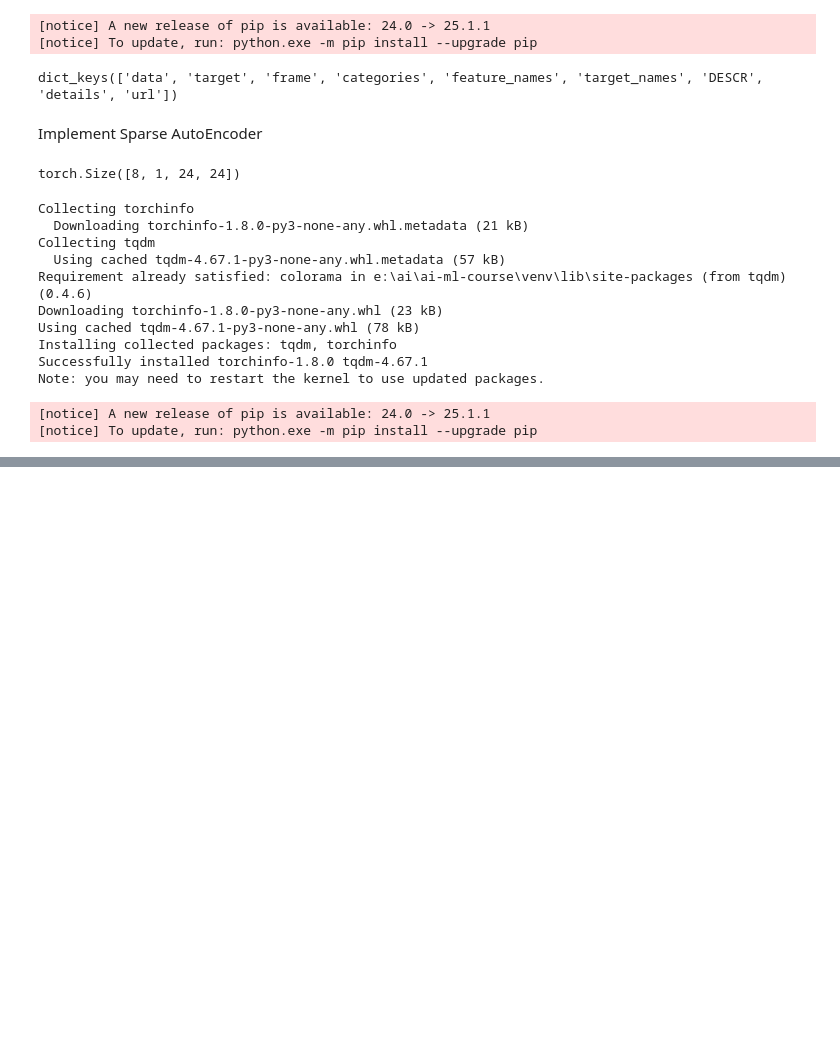
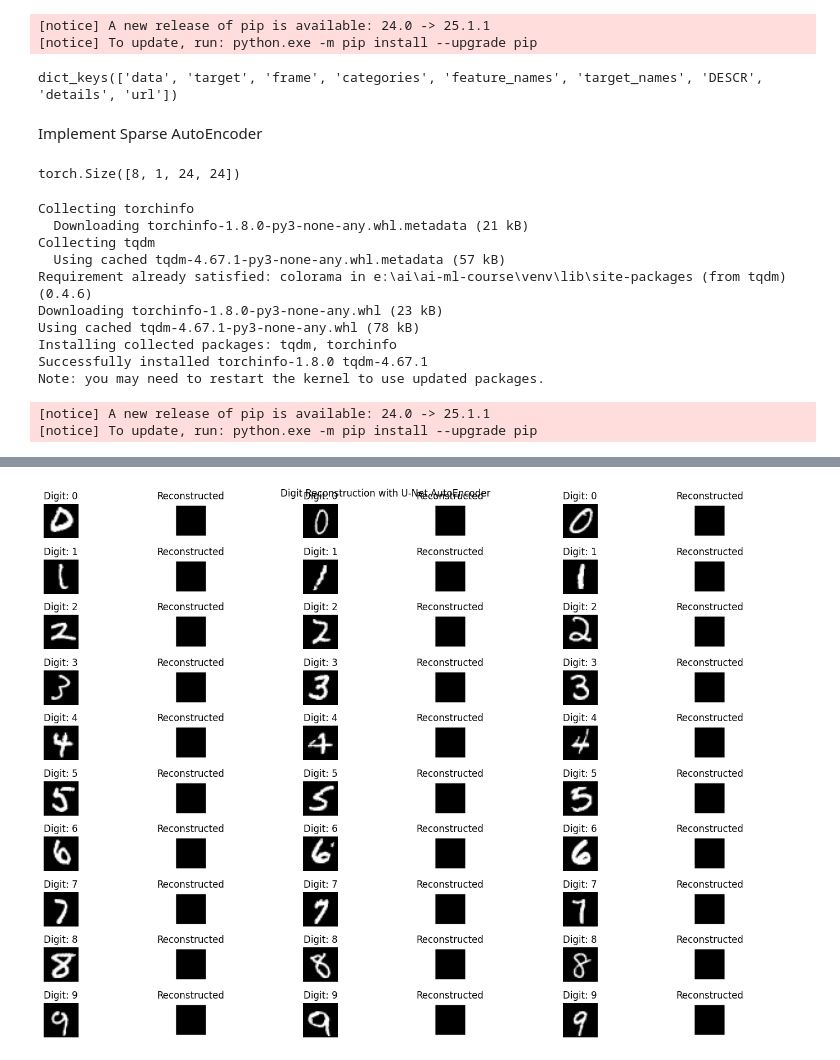
Before and after one commit to mrashutoshnigam/ai-ml-course, a Jupyter notebook: DeepLearning_GeeksForGeeks/Programming_Assignment/report.ipynb, the cells around one changed output, grey strips where cells are left out. Cells and saved outputs as stored; diff of their text form; code cells hidden in the pictures; blank space fills up the shorter version.

```diff
--- a/DeepLearning_GeeksForGeeks/Programming_Assignment/report.ipynb
+++ b/DeepLearning_GeeksForGeeks/Programming_Assignment/report.ipynb
@@ -403,0 +414,89 @@ NameError: name 'test_loss' is not defined
+# %%
+# Implement a comprehensive validation of the U-Net AutoEncoder model
+
+# Set evaluation mode
+unet_model.eval()
+
+# Select a subset of test data for visualization, grouped by digit class
+digit_samples = {}
+num_samples_per_digit = 5
+
+# Group test samples by digit class
+for i, label in enumerate(y_test):
+    if label not in digit_samples:
+        digit_samples[label] = []
+    if len(digit_samples[label]) < num_samples_per_digit:
+        digit_samples[label].append(i)
+
+# Create a batch of selected samples
+selected_indices = [idx for indices in digit_samples.values() for idx in indices]
+selected_samples = X_test_img[selected_indices]
+selected_labels = y_test[selected_indices]
+
+# Generate reconstructions with the U-Net AutoEncoder
+with torch.no_grad():
+    selected_reconstructions = unet_model(selected_samples)
+
+# Visualize reconstructions for each digit class
+plt.figure(figsize=(15, 10))
+for digit in range(10):  # 0-9 digits
+    # Get indices of the current digit in our selected samples
+    digit_indices = [i for i, label in enumerate(selected_labels) if label == digit]
+    if not digit_indices:
+        continue
+
+    for j, idx in enumerate(digit_indices[:3]):  # Show up to 3 examples per digit
+        # Plot original
+        plt.subplot(10, 6, digit*6 + j*2 + 1)
+        plt.imshow(selected_samples[idx].squeeze().cpu().numpy(), cmap='gray')
+        plt.title(f"Digit: {digit}")
+        plt.axis('off')
+
+        # Plot reconstruction
+        plt.subplot(10, 6, digit*6 + j*2 + 2)
+        plt.imshow(selected_reconstructions[idx].squeeze().cpu().numpy(), cmap='gray')
+        plt.title("Reconstructed")
+        plt.axis('off')
+
+plt.tight_layout()
+plt.suptitle("Digit Reconstruction with U-Net AutoEncoder", y=0.99)
+plt.show()
+
+# Calculate reconstruction error metrics by digit class
+digit_mse = {}
+all_mses = []
+
+with torch.no_grad():
+    # Get all reconstructions
+    all_reconstructions = unet_model(X_test_img)
+
+    # Calculate MSE for each sample
+    mse_values = torch.mean((X_test_img - all_reconstructions) ** 2, dim=(1, 2, 3)).cpu().numpy()
+    all_mses = mse_values
+
+    # Group MSEs by digit
+    for i, label in enumerate(y_test):
+        if label not in digit_mse:
+            digit_mse[label] = []
+        digit_mse[label].append(mse_values[i])
+
+# Plot reconstruction error distribution by digit
+plt.figure(figsize=(12, 6))
+boxplot_data = [digit_mse[digit] for digit in range(10) if digit in digit_mse]
+plt.boxplot(boxplot_data, labels=range(10))
+plt.title("Reconstruction Error by Digit Class")
+plt.xlabel("Digit")
+plt.ylabel("Mean Squared Error")
+plt.grid(True, alpha=0.3)
+plt.show()
+
+# Print average reconstruction error by digit
+print("Average Reconstruction Error by Digit:")
+for digit in range(10):
+    if digit in digit_mse:
+        print(f"Digit {digit}: {np.mean(digit_mse[digit]):.6f}")
+
+print(f"\nOverall MSE on test set: {np.mean(all_mses):.6f}")
+print(f"Test set reconstruction loss: {unet_test_loss:.6f}")
+# %% [output]
+[figure, added]
```
Also changed, not shown: parts of 6 cells of this notebook.
